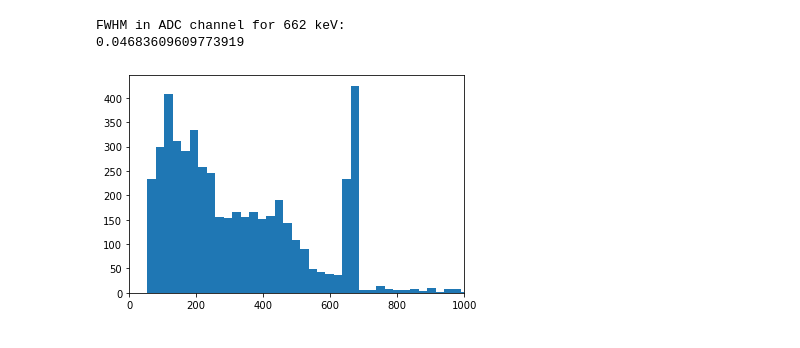
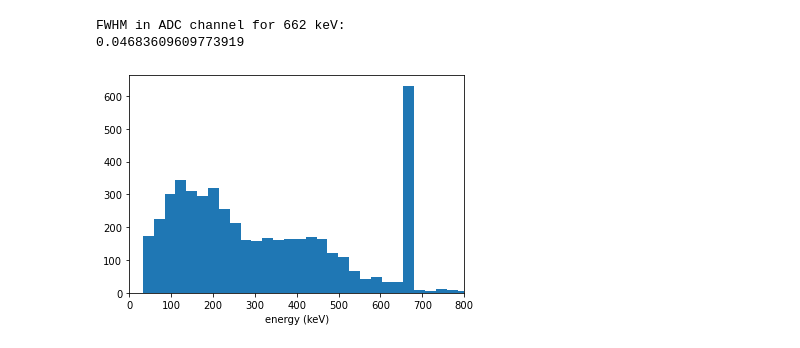
Before and after one commit to UCB-NE-204-2022/Gregory_Rose, a Jupyter notebook: Cs-137_final_analysis.ipynb, the cells around one changed output. Saved outputs shown, nothing was run; the diff lists cells and outputs as text; code cells hidden in the pictures.

```diff
--- a/Cs-137_final_analysis.ipynb
+++ b/Cs-137_final_analysis.ipynb
@@ -278,16 +280,22 @@ with np.printoptions(precision=3):
 FWHM in ADC channel for 662 keV:
 0.04683609609773919
 # %%
+## This cell is for use after running the calibration notebook.
+
+## This cell takes the final calibration from the calibration Notebook, and runs it over the trap_peaks data set to show
+## an energy spectrum.
+
 ## Take the values for (m, b) from the calibration Notebook and plug them in here.
 
-m = 247.13355243027533
-b = -1.0798524991243563
+m = 83.45811475307565
+b = -1.471560372327043
 
 def linearcal(data):
     return np.multiply(data,m) + b
 
 plt.hist(linearcal(trap_peaks), bins=1000)
-plt.xlim(0,1000)
+plt.xlim(0,800)
+plt.xlabel('energy (keV)')
 plt.show()
 # %% [output]
-[figure, old version]
+[figure, new version]
```
Also changed, not shown: parts of 2 cells of this notebook, 1 other file.
